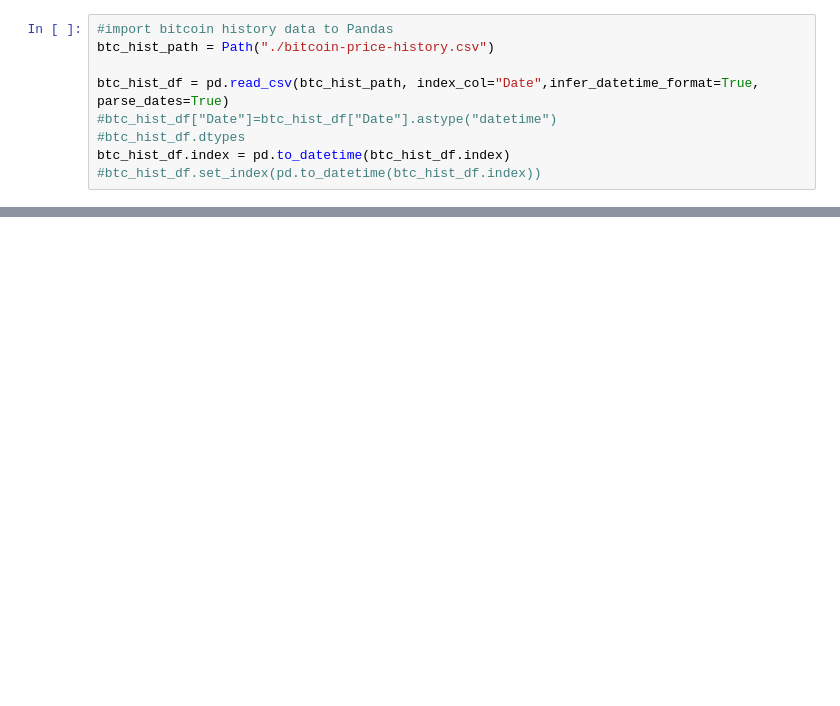
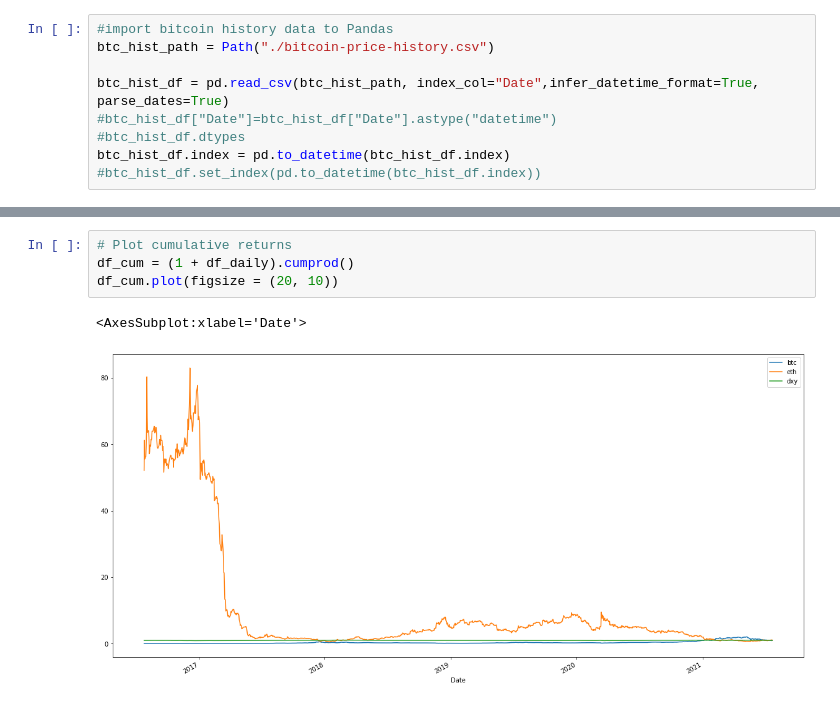
Before and after one commit to msierracrypto/project-1, a Jupyter notebook: Project1-Final.ipynb, the cells around one changed output, grey strips where cells are left out. Saved outputs shown, nothing was run; the diff lists cells and outputs as text; blank space fills up the shorter version.

```diff
--- a/Project1-Final.ipynb
+++ b/Project1-Final.ipynb
@@ -49,0 +238,7 @@ NameError: name 'pandas_datetime_types' is not defined
+# %%
+# Plot cumulative returns
+df_cum = (1 + df_daily).cumprod()
+df_cum.plot(figsize = (20, 10))
+# %% [output]
+<AxesSubplot:xlabel='Date'>
+[figure, added]
```
Also changed, not shown: parts of 30 cells of this notebook, 3 other files.
